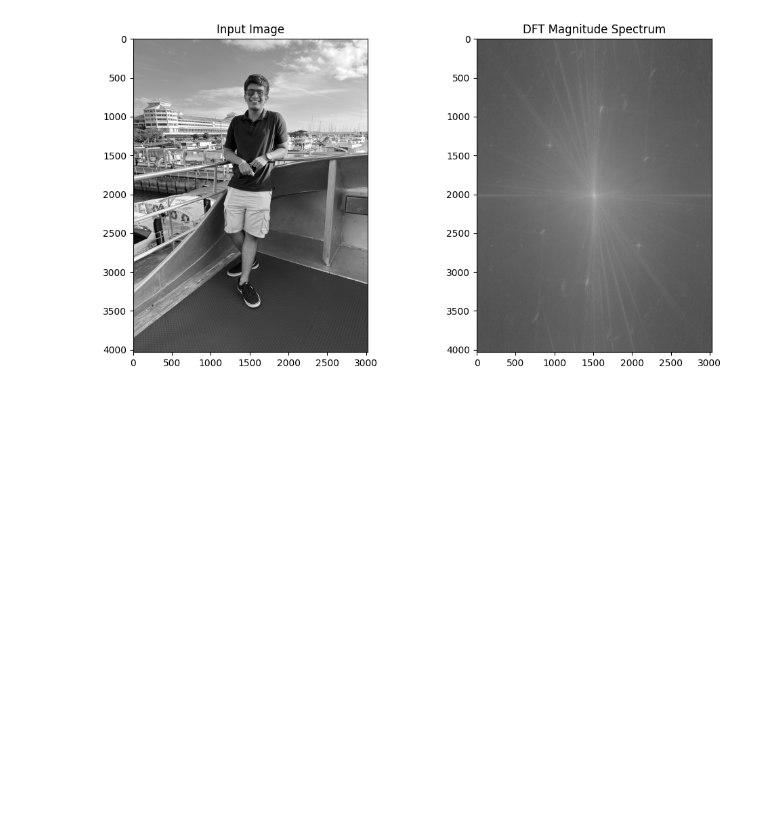
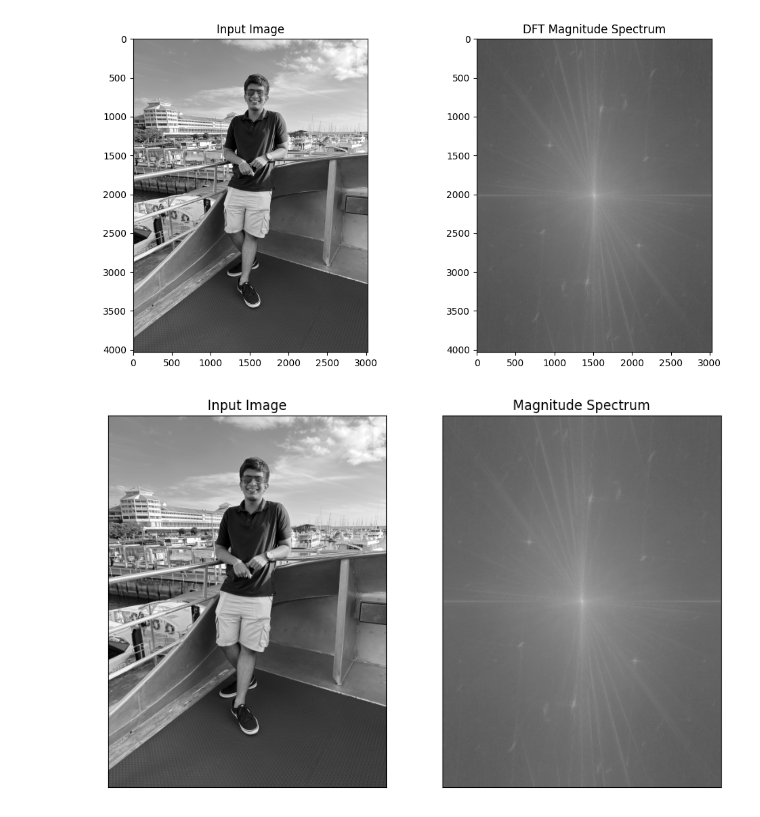
Before and after one commit to AnirbaanGhatak/Image-Processing, a Jupyter notebook: ipxp.ipynb, the cells around one changed output. Cells and saved outputs as stored; diff of their text form; code cells hidden in the pictures; blank space fills up the shorter version.

```diff
--- a/ipxp.ipynb
+++ b/ipxp.ipynb
@@ -137,3 +45,32 @@ cv2.imwrite('output_image.jpg', output_image)
 # %% [output]
 IndexError: too many indices for array: array is 2-dimensional, but 3 were indexed
 [figure]
+# %%
+import cv2
+import numpy as np
+from matplotlib import pyplot as plt
+
+# now we will be loading the image and converting it to grayscale
+image = cv2.imread("IMG_2458.jpg", cv2.IMREAD_GRAYSCALE)
+
+
+# Compute the discrete Fourier Transform of the image
+fourier = cv2.dft(np.float32(image), flags=cv2.DFT_COMPLEX_OUTPUT)
+
+# Shift the zero-frequency component to the center of the spectrum
+fourier_shift = np.fft.fftshift(fourier)
+
+# calculate the magnitude of the Fourier Transform
+magnitude = 20*np.log(cv2.magnitude(fourier_shift[:,:,0],fourier_shift[:,:,1]))
+
+# Scale the magnitude for display
+magnitude = cv2.normalize(magnitude, None, 0, 255, cv2.NORM_MINMAX, cv2.CV_8UC1)
+
+plt.figure(figsize=(10,10))
+plt.subplot(121), plt.imshow(image, cmap='gray')
+plt.title('Input Image'), plt.xticks([]), plt.yticks([])
+plt.subplot(122), plt.imshow(magnitude, cmap='gray')
+plt.title('Magnitude Spectrum'), plt.xticks([]), plt.yticks([])
+plt.show()
+# %% [output]
+[figure, added]
```
Also changed, not shown: parts of 12 cells of this notebook, 1 other file.
